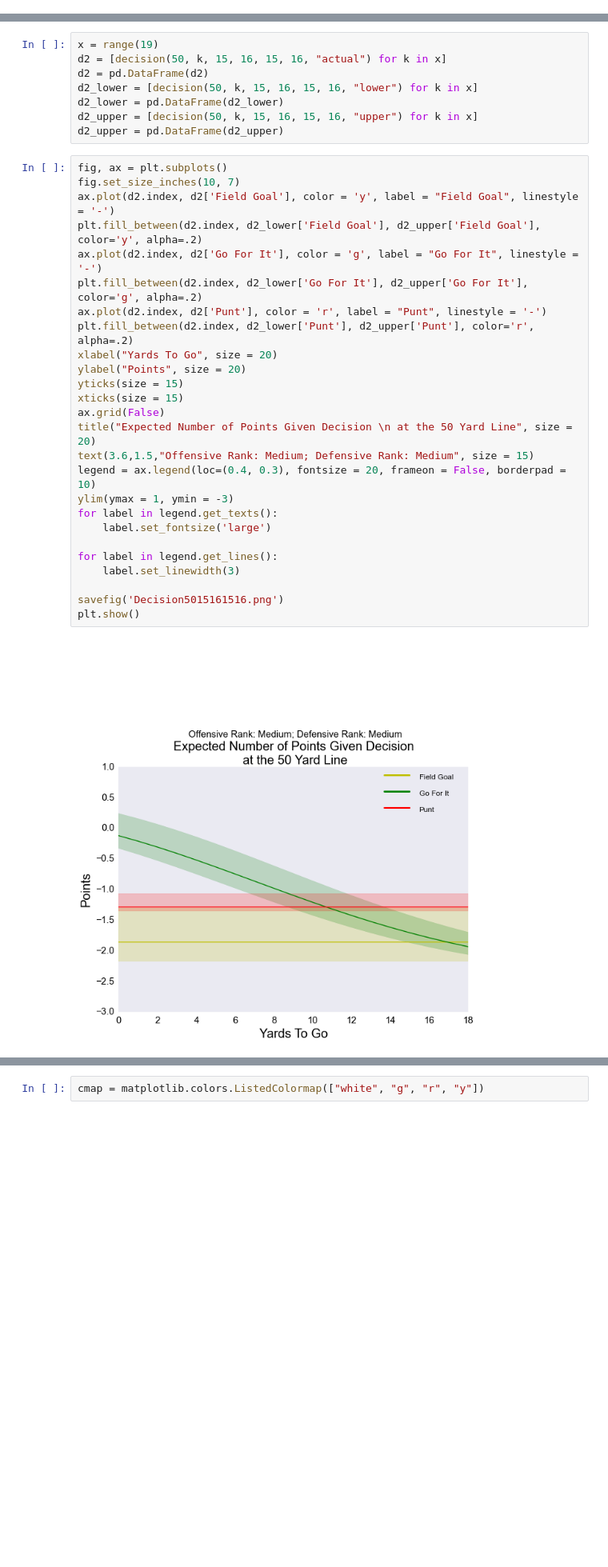
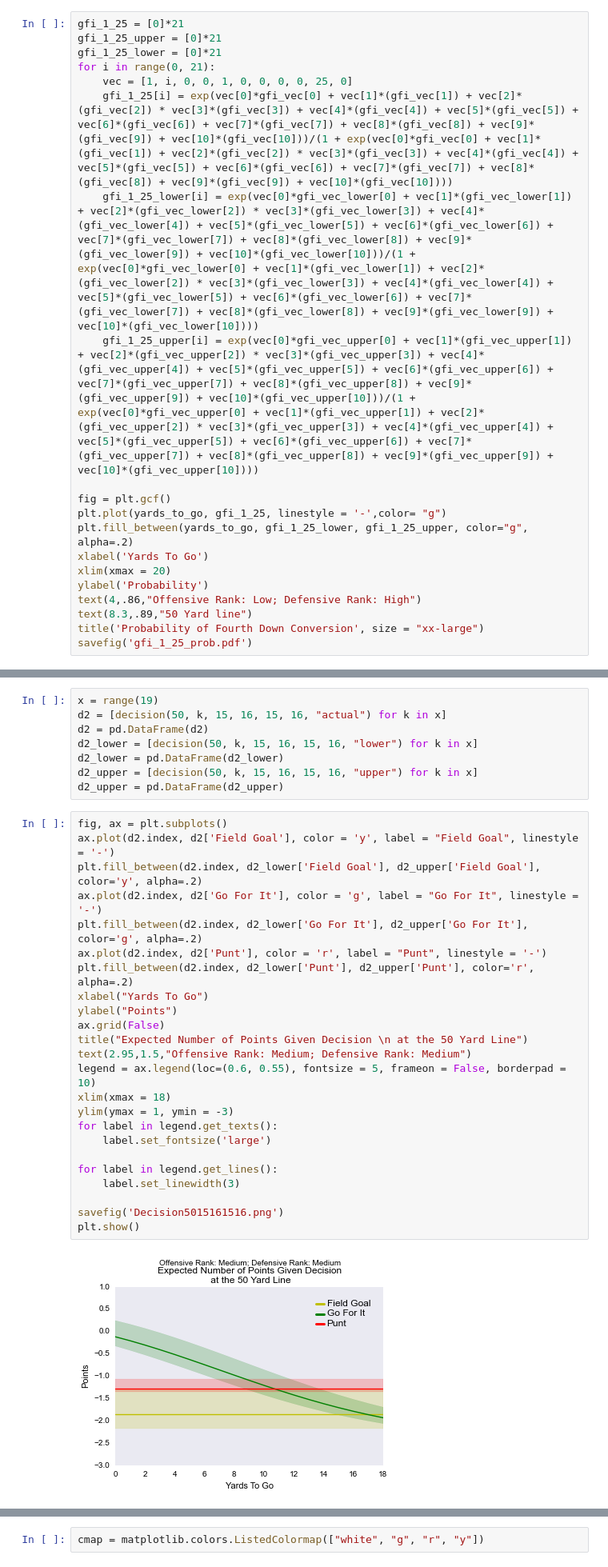
Before and after one commit to tomdawg86/Stat_222_NFL_Project, a Jupyter notebook: NFL-Go-For-It!.ipynb, the cells around one changed output, grey strips where cells are left out. Shown at 80% size. Cells and saved outputs as stored; diff of their text form; blank space fills up the shorter version.

```diff
--- a/NFL-Go-For-It!.ipynb
+++ b/NFL-Go-For-It!.ipynb
@@ -524,0 +802,20 @@ gfi_vec_lower = np.array(go_for_it_result.conf_int()[0])
+# %%
+gfi_1_25 = [0]*21
+gfi_1_25_upper = [0]*21
+gfi_1_25_lower = [0]*21
+for i in range(0, 21):
+    vec = [1, i, 0, 0, 1, 0, 0, 0, 0, 25, 0]
+    gfi_1_25[i] = exp(vec[0]*gfi_vec[0] + vec[1]*(gfi_vec[1]) + vec[2]*(gfi_vec[2]) * vec[3]*(gfi_vec[3]) + vec[4]*(gfi_vec[4]) + vec[5]*(gfi_vec[5]) + vec[6]*(gfi_vec[6]) + vec[7]*(gfi_vec[7]) + vec[8]*(gfi_vec[8]) + vec[9]*(gfi_vec[9]) + vec[10]*(gfi_vec[10]))/(1 + exp(vec[0]*gfi_vec[0] + vec[1]*(gfi_vec[1]) + vec[2]*(gfi_vec[2]) * vec[3]*(gfi_vec[3]) + vec[4]*(gfi_vec[4]) + vec[5]*(gfi_vec[5]) + vec[6]*(gfi_vec[6]) + vec[7]*(gfi_vec[7]) + vec[8]*(gfi_vec[8]) + vec[9]*(gfi_vec[9]) + vec[10]*(gfi_vec[10])))
+    gfi_1_25_lower[i] = exp(vec[0]*gfi_vec_lower[0] + vec[1]*(gfi_vec_lower[1]) + vec[2]*(gfi_vec_lower[2]) * vec[3]*(gfi_vec_lower[3]) + vec[4]*(gfi_vec_lower[4]) + vec[5]*(gfi_vec_lower[5]) + vec[6]*(gfi_vec_lower[6]) + vec[7]*(gfi_vec_lower[7]) + vec[8]*(gfi_vec_lower[8]) + vec[9]*(gfi_vec_lower[9]) + vec[10]*(gfi_vec_lower[10]))/(1 + exp(vec[0]*gfi_vec_lower[0] + vec[1]*(gfi_vec_lower[1]) + vec[2]*(gfi_vec_lower[2]) * vec[3]*(gfi_vec_lower[3]) + vec[4]*(gfi_vec_lower[4]) + vec[5]*(gfi_vec_lower[5]) + vec[6]*(gfi_vec_lower[6]) + vec[7]*(gfi_vec_lower[7]) + vec[8]*(gfi_vec_lower[8]) + vec[9]*(gfi_vec_lower[9]) + vec[10]*(gfi_vec_lower[10])))
+    gfi_1_25_upper[i] = exp(vec[0]*gfi_vec_upper[0] + vec[1]*(gfi_vec_upper[1]) + vec[2]*(gfi_vec_upper[2]) * vec[3]*(gfi_vec_upper[3]) + vec[4]*(gfi_vec_upper[4]) + vec[5]*(gfi_vec_upper[5]) + vec[6]*(gfi_vec_upper[6]) + vec[7]*(gfi_vec_upper[7]) + vec[8]*(gfi_vec_upper[8]) + vec[9]*(gfi_vec_upper[9]) + vec[10]*(gfi_vec_upper[10]))/(1 + exp(vec[0]*gfi_vec_upper[0] + vec[1]*(gfi_vec_upper[1]) + vec[2]*(gfi_vec_upper[2]) * vec[3]*(gfi_vec_upper[3]) + vec[4]*(gfi_vec_upper[4]) + vec[5]*(gfi_vec_upper[5]) + vec[6]*(gfi_vec_upper[6]) + vec[7]*(gfi_vec_upper[7]) + vec[8]*(gfi_vec_upper[8]) + vec[9]*(gfi_vec_upper[9]) + vec[10]*(gfi_vec_upper[10])))
+
+fig = plt.gcf()
+plt.plot(yards_to_go, gfi_1_25, linestyle = '-',color= "g")
+plt.fill_between(yards_to_go, gfi_1_25_lower, gfi_1_25_upper, color="g", alpha=.2)
+xlabel('Yards To Go')
+xlim(xmax = 20)
+ylabel('Probability')
+text(4,.86,"Offensive Rank: Low; Defensive Rank: High")
+text(8.3,.89,"50 Yard line")
+title('Probability of Fourth Down Conversion', size = "xx-large")
+savefig('gfi_1_25_prob.pdf')
@@ -985,30 +1024,28 @@ d2_upper = [decision(50, k, 15, 16, 15, 16, "upper") for k in x]
 d2_upper = pd.DataFrame(d2_upper)
 # %%
 fig, ax = plt.subplots()
-fig.set_size_inches(10, 7)
 ax.plot(d2.index, d2['Field Goal'], color = 'y', label = "Field Goal", linestyle = '-')
 plt.fill_between(d2.index, d2_lower['Field Goal'], d2_upper['Field Goal'], color='y', alpha=.2)
 ax.plot(d2.index, d2['Go For It'], color = 'g', label = "Go For It", linestyle = '-')
 plt.fill_between(d2.index, d2_lower['Go For It'], d2_upper['Go For It'], color='g', alpha=.2)
 ax.plot(d2.index, d2['Punt'], color = 'r', label = "Punt", linestyle = '-')
 plt.fill_between(d2.index, d2_lower['Punt'], d2_upper['Punt'], color='r', alpha=.2)
-xlabel("Yards To Go", size = 20)
-ylabel("Points", size = 20)
-yticks(size = 15)
-xticks(size = 15)
+xlabel("Yards To Go")
+ylabel("Points")
 ax.grid(False)
-title("Expected Number of Points Given Decision \n at the 50 Yard Line", size = 20)
-text(3.6,1.5,"Offensive Rank: Medium; Defensive Rank: Medium", size = 15)
-legend = ax.legend(loc=(0.4, 0.3), fontsize = 20, frameon = False, borderpad = 10)
+title("Expected Number of Points Given Decision \n at the 50 Yard Line")
+text(2.95,1.5,"Offensive Rank: Medium; Defensive Rank: Medium")
+legend = ax.legend(loc=(0.6, 0.55), fontsize = 5, frameon = False, borderpad = 10)
+xlim(xmax = 18)
 ylim(ymax = 1, ymin = -3)
 for label in legend.get_texts():
     label.set_fontsize('large')
 
 for label in legend.get_lines():
     label.set_linewidth(3)
 
 savefig('Decision5015161516.png')
 plt.show()
 # %% [output]
-[figure, old version]
+[figure, new version]
 # %% [markdown]
```
Also changed, not shown: parts of 56 cells of this notebook, 14 other files.
